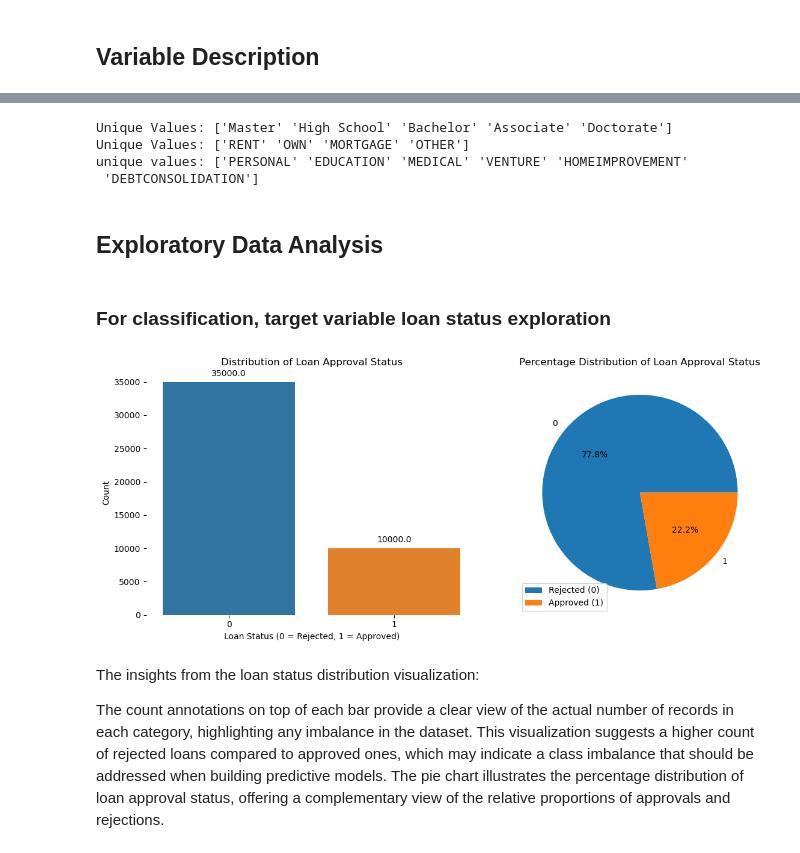
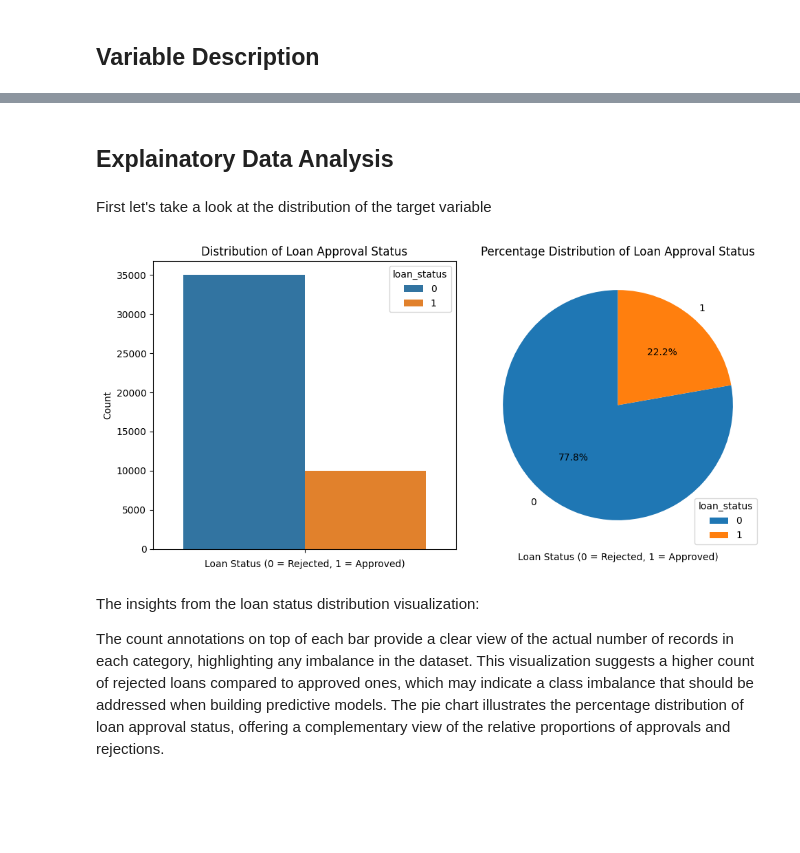
Before and after one commit to Zihua-Lai/Credit-Approval-Staus-and-Score-Prediction, a Jupyter notebook: EDA.ipynb, the cells around one changed output, grey strips where cells are left out. Drawn from its saved outputs; the diff is of its cells as text; code cells hidden in the pictures; blank space fills up the shorter version.

```diff
--- a/EDA.ipynb
+++ b/EDA.ipynb
@@ -0,0 +18,5 @@
+# %%
+#load data
+path_to_dataset = "data/loan_data.csv"
+df = pd.read_csv(path_to_dataset)
+df.head()
@@ -38,2 +46,0 @@ from sklearn.model_selection import cross_val_score
-# %%
-df = pd.read_csv("/Users/zihualai/Desktop/Credit status and score/loan_data.csv")
@@ -126,51 +89,35 @@ dtype: int64
-# %%
-# show the specific unique value of the categorical variable
-print(f"Unique Values: {df['person_education'].unique()}")
-print(f"Unique Values: {df['person_home_ownership'].unique()}")
-print(f"unique values: {df['loan_intent'].unique()}")
-# %% [output]
-Unique Values: ['Master' 'High School' 'Bachelor' 'Associate' 'Doctorate']
-Unique Values: ['RENT' 'OWN' 'MORTGAGE' 'OTHER']
-unique values: ['PERSONAL' 'EDUCATION' 'MEDICAL' 'VENTURE' 'HOMEIMPROVEMENT'
- 'DEBTCONSOLIDATION']
 # %% [markdown]
-## Exploratory Data Analysis
+## Explainatory Data Analysis
-# %% [markdown]
-### For classification, target variable loan status exploration
+# %% [markdown]
+First let's take a look at the distribution of the target variable
 # %%
-# Create subplots for loan status visualization
-fig, axes = plt.subplots(nrows=1, ncols=2, figsize=(12, 5))
-
-# Count the occurrences of each loan status
+fig, axes = plt.subplots(1, 2, figsize=(10, 5))
 loan_status_counts = df['loan_status'].value_counts()
 
-# Bar plot for loan status distribution
-sns.barplot(x=loan_status_counts.index, y=loan_status_counts, ax=axes[0], palette='tab10')
+sns.barplot(y=df['loan_status'].value_counts(), hue=df['loan_status'].value_counts().index, ax=axes[0], palette="tab10")
 axes[0].set_title('Distribution of Loan Approval Status')
 axes[0].set_ylabel('Count')
 axes[0].set_xlabel('Loan Status (0 = Rejected, 1 = Approved)')
 
-# Annotate bar plot with counts
-for p in axes[0].patches:
-    axes[0].annotate(f'{p.get_height()}',
-                     (p.get_x() + p.get_width() / 2., p.get_height()),
-                     ha='center', va='center',
-                     xytext=(0, 10), textcoords='offset points')
+axes[1].pie(
+    df['loan_status'].value_counts(),
+    labels=df['loan_status'].value_counts().index,
+    autopct='%1.1f%%',
+    startangle=90,
+    colors=sns.color_palette('tab10')
+)
+axes[1].legend(
+    df['loan_status'].value_counts().index,
+    title="loan_status",
+    loc="lower right",
+)
+axes[1].set_title('Percentage Distribution of Loan Approval Status')
+axes[1].set_xlabel('Loan Status (0 = Rejected, 1 = Approved)')
 
-sns.despine(left=True, bottom=True)
-
-# Pie chart for percentage distribution of loan status
-loan_status_percentage = loan_status_counts / loan_status_counts.sum() * 100
-axes[1].pie(loan_status_percentage, labels=loan_status_percentage.index, autopct='%1.1f%%',
-            colors=sns.color_palette('tab10'))
-axes[1].set_title('Percentage Distribution of Loan Approval Status')
-plt.legend(['Rejected (0)', 'Approved (1)'])
-
-# Adjust layout and show plot
 plt.tight_layout()
 plt.show()
 # %% [output]
-[figure, old version]
+[figure, new version]
 # %% [markdown]
 The insights from the loan status distribution visualization:
 
```
Also changed, not shown: parts of 38 cells of this notebook.
